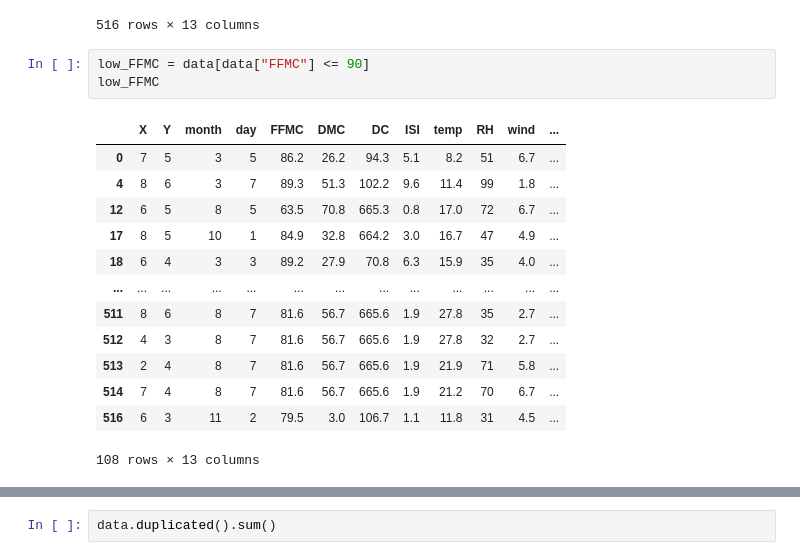
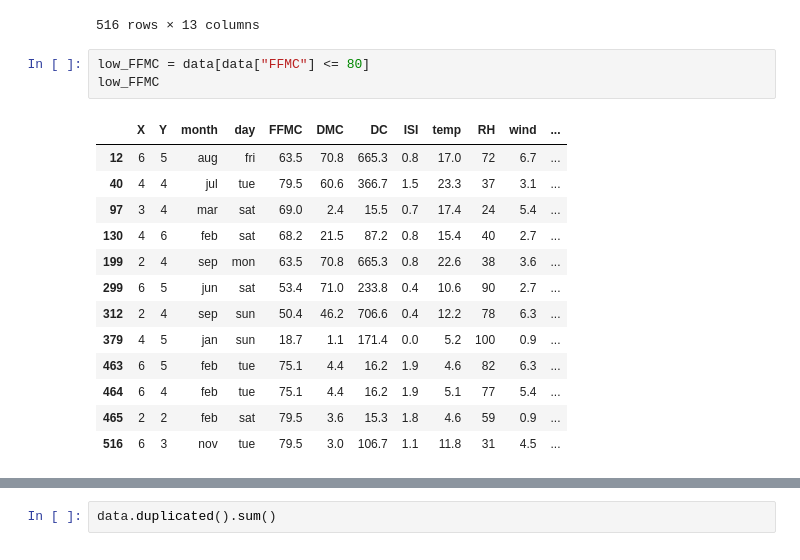
Before and after one commit to stwz13/ml, a Jupyter notebook: practice1.ipynb, the cells around one changed output, grey strips where cells are left out. Drawn from its saved outputs; the diff is of its cells as text.

```diff
--- a/practice1.ipynb
+++ b/practice1.ipynb
@@ -314,19 +349,19 @@ data.drop(499)
 | 516 | 6 | 3 | nov | tue | 79.5 | 3.0 | 106.7 | 1.1 | 11.8 | 31 | 4.5 | ... |
 516 rows × 13 columns
 # %%
-low_FFMC = data[data["FFMC"] <= 90]
+low_FFMC = data[data["FFMC"] <= 80]
 low_FFMC
 # %% [output]
 |  | X | Y | month | day | FFMC | DMC | DC | ISI | temp | RH | wind | ... |
-| 0 | 7 | 5 | 3 | 5 | 86.2 | 26.2 | 94.3 | 5.1 | 8.2 | 51 | 6.7 | ... |
-| 4 | 8 | 6 | 3 | 7 | 89.3 | 51.3 | 102.2 | 9.6 | 11.4 | 99 | 1.8 | ... |
-| 12 | 6 | 5 | 8 | 5 | 63.5 | 70.8 | 665.3 | 0.8 | 17.0 | 72 | 6.7 | ... |
-| 17 | 8 | 5 | 10 | 1 | 84.9 | 32.8 | 664.2 | 3.0 | 16.7 | 47 | 4.9 | ... |
-| 18 | 6 | 4 | 3 | 3 | 89.2 | 27.9 | 70.8 | 6.3 | 15.9 | 35 | 4.0 | ... |
-| ... | ... | ... | ... | ... | ... | ... | ... | ... | ... | ... | ... | ... |
-| 511 | 8 | 6 | 8 | 7 | 81.6 | 56.7 | 665.6 | 1.9 | 27.8 | 35 | 2.7 | ... |
-| 512 | 4 | 3 | 8 | 7 | 81.6 | 56.7 | 665.6 | 1.9 | 27.8 | 32 | 2.7 | ... |
-| 513 | 2 | 4 | 8 | 7 | 81.6 | 56.7 | 665.6 | 1.9 | 21.9 | 71 | 5.8 | ... |
-| 514 | 7 | 4 | 8 | 7 | 81.6 | 56.7 | 665.6 | 1.9 | 21.2 | 70 | 6.7 | ... |
-| 516 | 6 | 3 | 11 | 2 | 79.5 | 3.0 | 106.7 | 1.1 | 11.8 | 31 | 4.5 | ... |
+| 12 | 6 | 5 | aug | fri | 63.5 | 70.8 | 665.3 | 0.8 | 17.0 | 72 | 6.7 | ... |
+| 40 | 4 | 4 | jul | tue | 79.5 | 60.6 | 366.7 | 1.5 | 23.3 | 37 | 3.1 | ... |
+| 97 | 3 | 4 | mar | sat | 69.0 | 2.4 | 15.5 | 0.7 | 17.4 | 24 | 5.4 | ... |
+| 130 | 4 | 6 | feb | sat | 68.2 | 21.5 | 87.2 | 0.8 | 15.4 | 40 | 2.7 | ... |
+| 199 | 2 | 4 | sep | mon | 63.5 | 70.8 | 665.3 | 0.8 | 22.6 | 38 | 3.6 | ... |
+| 299 | 6 | 5 | jun | sat | 53.4 | 71.0 | 233.8 | 0.4 | 10.6 | 90 | 2.7 | ... |
+| 312 | 2 | 4 | sep | sun | 50.4 | 46.2 | 706.6 | 0.4 | 12.2 | 78 | 6.3 | ... |
+| 379 | 4 | 5 | jan | sun | 18.7 | 1.1 | 171.4 | 0.0 | 5.2 | 100 | 0.9 | ... |
+| 463 | 6 | 5 | feb | tue | 75.1 | 4.4 | 16.2 | 1.9 | 4.6 | 82 | 6.3 | ... |
+| 464 | 6 | 4 | feb | tue | 75.1 | 4.4 | 16.2 | 1.9 | 5.1 | 77 | 5.4 | ... |
+| 465 | 2 | 2 | feb | sat | 79.5 | 3.6 | 15.3 | 1.8 | 4.6 | 59 | 0.9 | ... |
+| 516 | 6 | 3 | nov | tue | 79.5 | 3.0 | 106.7 | 1.1 | 11.8 | 31 | 4.5 | ... |
-108 rows × 13 columns
```
Also changed, not shown: parts of 35 cells of this notebook.
